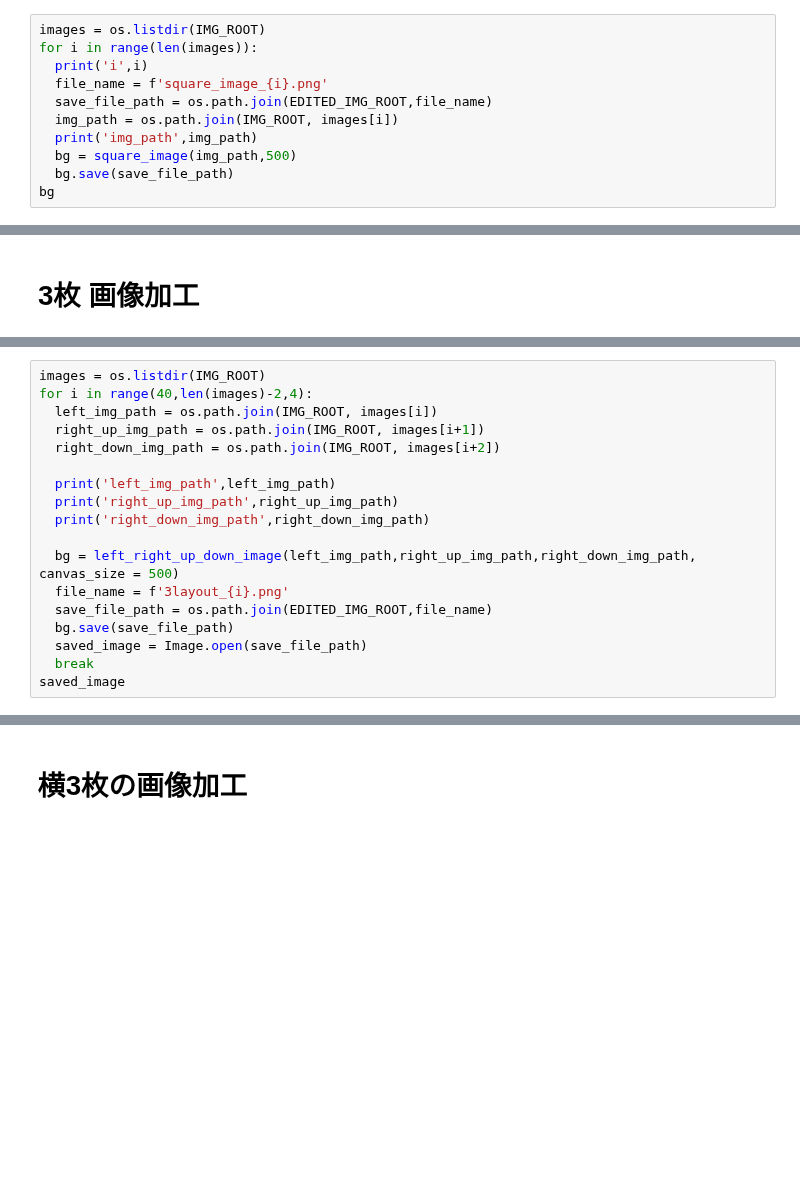
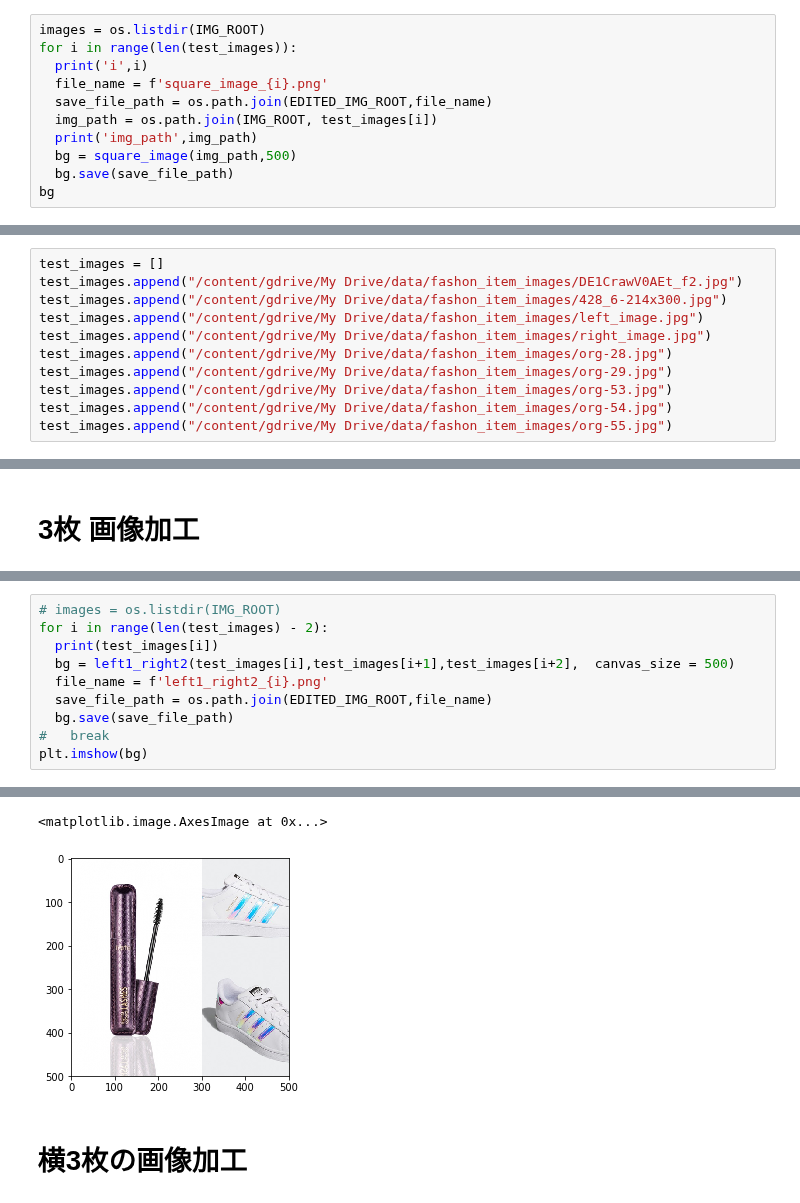
Before and after one commit to sleepless-se/0Colab, a Jupyter notebook: image_maker.ipynb, the cells around one changed output, grey strips where cells are left out. Drawn from its saved outputs; the diff is of its cells as text; blank space fills up the shorter version.

```diff
--- a/image_maker.ipynb
+++ b/image_maker.ipynb
@@ -514,10 +505,10 @@ img_center[0:2]
 # %%
 images = os.listdir(IMG_ROOT)
-for i in range(len(images)):
+for i in range(len(test_images)):
   print('i',i)
   file_name = f'square_image_{i}.png'
   save_file_path = os.path.join(EDITED_IMG_ROOT,file_name)
-  img_path = os.path.join(IMG_ROOT, images[i])
+  img_path = os.path.join(IMG_ROOT, test_images[i])
   print('img_path',img_path)
   bg = square_image(img_path,500)
   bg.save(save_file_path)
@@ -581,0 +518,11 @@ for i in range(1,11):#len(images)-1
+# %%
+test_images = []
+test_images.append("/content/gdrive/My Drive/data/fashon_item_images/DE1CrawV0AEt_f2.jpg")
+test_images.append("/content/gdrive/My Drive/data/fashon_item_images/428_6-214x300.jpg")
+test_images.append("/content/gdrive/My Drive/data/fashon_item_images/left_image.jpg")
+test_images.append("/content/gdrive/My Drive/data/fashon_item_images/right_image.jpg")
+test_images.append("/content/gdrive/My Drive/data/fashon_item_images/org-28.jpg")
+test_images.append("/content/gdrive/My Drive/data/fashon_item_images/org-29.jpg")
+test_images.append("/content/gdrive/My Drive/data/fashon_item_images/org-53.jpg")
+test_images.append("/content/gdrive/My Drive/data/fashon_item_images/org-54.jpg")
+test_images.append("/content/gdrive/My Drive/data/fashon_item_images/org-55.jpg")
@@ -632,18 +687,11 @@ def left_right_up_down_image(left_img_path,right_up_img_path,right_down_img_path
 # %%
-images = os.listdir(IMG_ROOT)
-for i in range(40,len(images)-2,4):
-  left_img_path = os.path.join(IMG_ROOT, images[i])
-  right_up_img_path = os.path.join(IMG_ROOT, images[i+1])
-  right_down_img_path = os.path.join(IMG_ROOT, images[i+2])
-
-  print('left_img_path',left_img_path)
-  print('right_up_img_path',right_up_img_path)
-  print('right_down_img_path',right_down_img_path)
-
-  bg = left_right_up_down_image(left_img_path,right_up_img_path,right_down_img_path,  canvas_size = 500)
-  file_name = f'3layout_{i}.png'
+# images = os.listdir(IMG_ROOT)
+for i in range(len(test_images) - 2):
+  print(test_images[i])
+  bg = left1_right2(test_images[i],test_images[i+1],test_images[i+2],  canvas_size = 500)
+  file_name = f'left1_right2_{i}.png'
   save_file_path = os.path.join(EDITED_IMG_ROOT,file_name)
   bg.save(save_file_path)
-  saved_image = Image.open(save_file_path)
-  break
-saved_image
+#   break
+plt.imshow(bg)
+# %% [output]
@@ -650,3 +715,5 @@ saved_image
+<matplotlib.image.AxesImage at 0x...>
+[figure, added]
 # %% [markdown]
 # 横3枚の画像加工
 # %%
```
Also changed, not shown: parts of 17 cells of this notebook.
